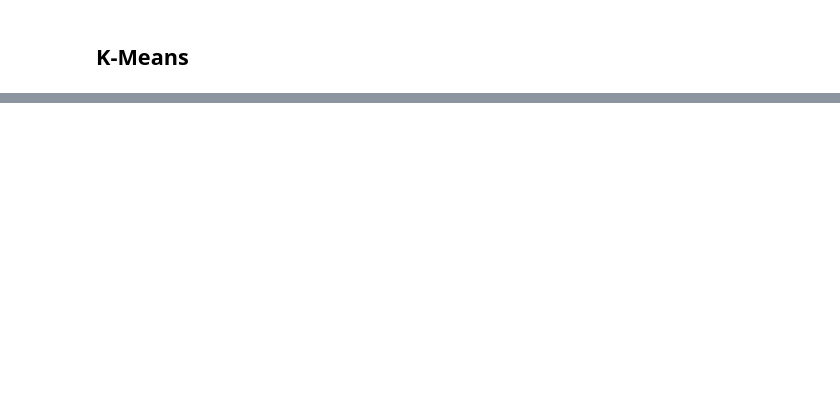
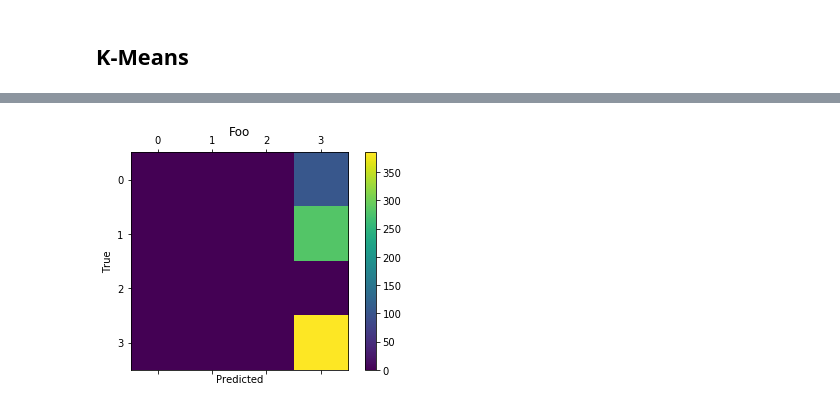
Before and after one commit to langersteff/trail-difficulty-classification, a Jupyter notebook: notebooks/03_pca_k_means.ipynb, the cells around one changed output, grey strips where cells are left out. Cells and saved outputs as stored; diff of their text form; code cells hidden in the pictures; blank space fills up the shorter version.

```diff
--- a/notebooks/03_pca_k_means.ipynb
+++ b/notebooks/03_pca_k_means.ipynb
@@ -104,0 +144,4 @@ MtbVisualizer.print_confusion_matrix(y_train, y_pred_train, labels=[0,1,2,3])
+# %%
+MtbVisualizer.print_confusion_matrix(y_train, y_pred_train_remapped, labels=[0,1,2,3])
+# %% [output]
+[figure, added]
```
Also changed, not shown: parts of 8 cells of this notebook, 31 other files.
